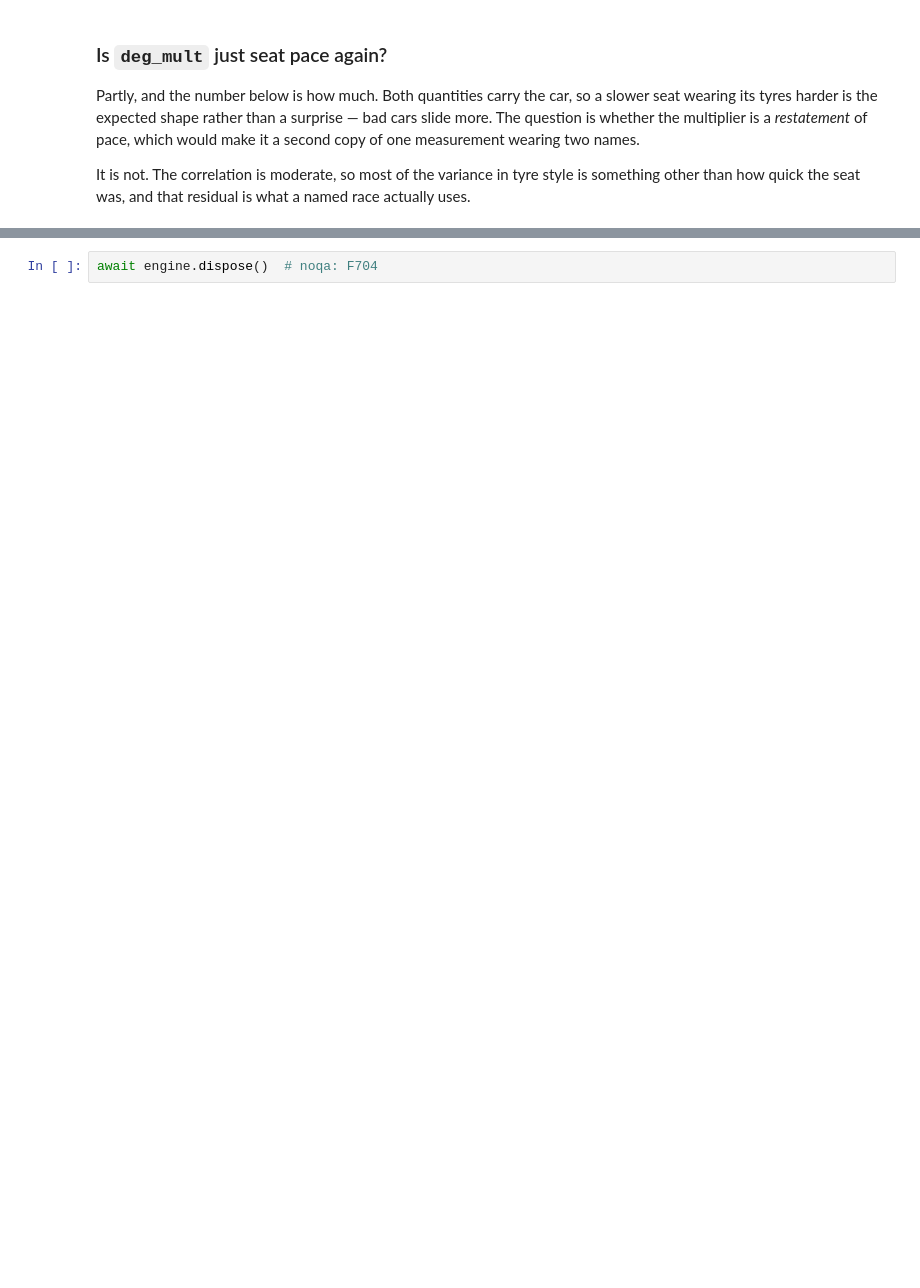
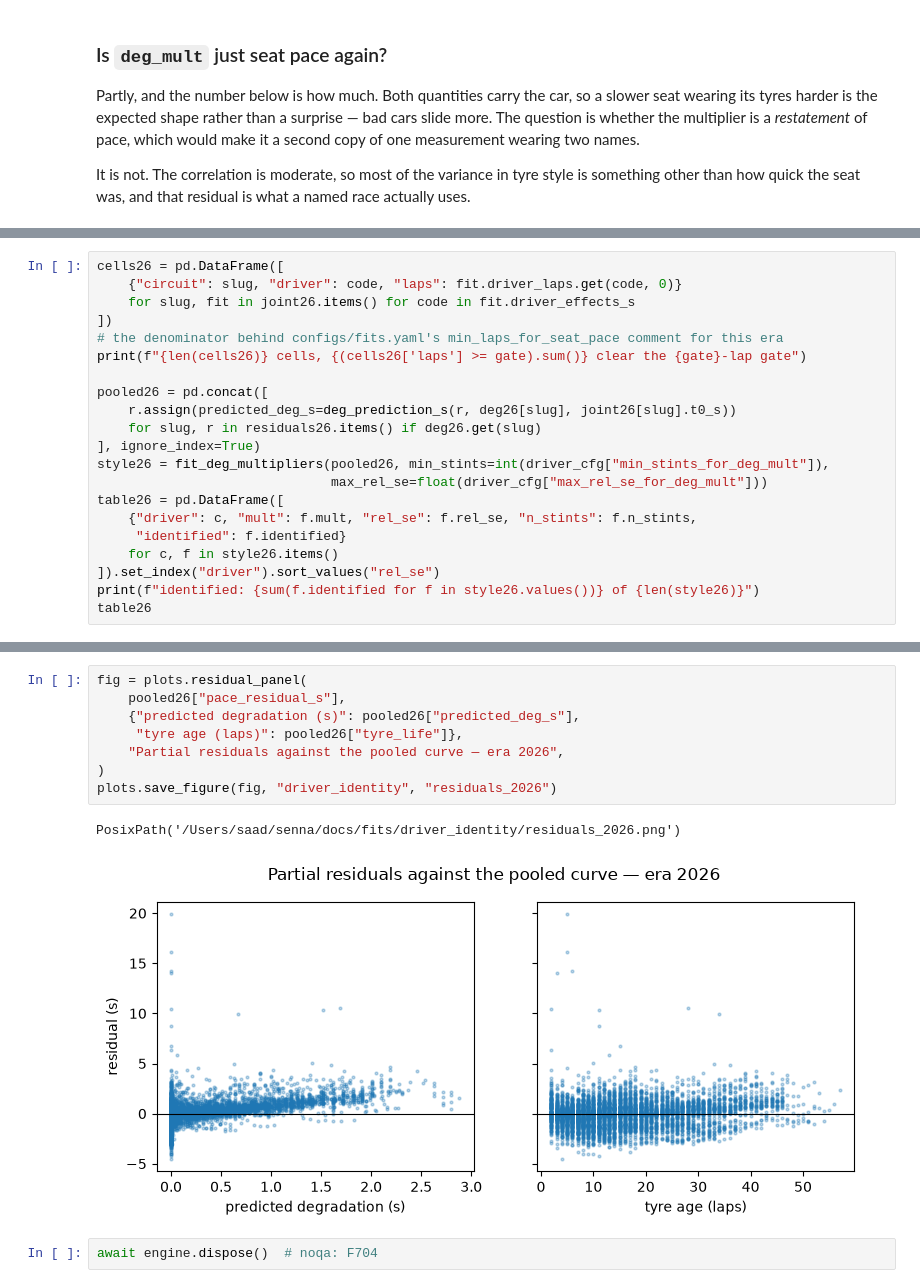
Before and after one commit to MdSaad09/SENNA, a Jupyter notebook: notebooks/fit_driver_identity.ipynb, the cells around one changed output, grey strips where cells are left out. Cells and saved outputs as stored; diff of their text form; blank space fills up the shorter version.

```diff
--- a/notebooks/fit_driver_identity.ipynb
+++ b/notebooks/fit_driver_identity.ipynb
@@ -332,0 +381,21 @@ sd(seat_pace_mean_s) = 0.534 s against a committed median sigma_driver_s of 0.58
+# %%
+cells26 = pd.DataFrame([
+    {"circuit": slug, "driver": code, "laps": fit.driver_laps.get(code, 0)}
+    for slug, fit in joint26.items() for code in fit.driver_effects_s
+])
+# the denominator behind configs/fits.yaml's min_laps_for_seat_pace comment for this era
+print(f"{len(cells26)} cells, {(cells26['laps'] >= gate).sum()} clear the {gate}-lap gate")
+
+pooled26 = pd.concat([
+    r.assign(predicted_deg_s=deg_prediction_s(r, deg26[slug], joint26[slug].t0_s))
+    for slug, r in residuals26.items() if deg26.get(slug)
+], ignore_index=True)
+style26 = fit_deg_multipliers(pooled26, min_stints=int(driver_cfg["min_stints_for_deg_mult"]),
+                              max_rel_se=float(driver_cfg["max_rel_se_for_deg_mult"]))
+table26 = pd.DataFrame([
+    {"driver": c, "mult": f.mult, "rel_se": f.rel_se, "n_stints": f.n_stints,
+     "identified": f.identified}
+    for c, f in style26.items()
+]).set_index("driver").sort_values("rel_se")
+print(f"identified: {sum(f.identified for f in style26.values())} of {len(style26)}")
+table26
@@ -333,2 +446,13 @@ sd(seat_pace_mean_s) = 0.534 s against a committed median sigma_driver_s of 0.58
+# %%
+fig = plots.residual_panel(
+    pooled26["pace_residual_s"],
+    {"predicted degradation (s)": pooled26["predicted_deg_s"],
+     "tyre age (laps)": pooled26["tyre_life"]},
+    "Partial residuals against the pooled curve — era 2026",
+)
+plots.save_figure(fig, "driver_identity", "residuals_2026")
+# %% [output]
+PosixPath('/Users/saad/senna/docs/fits/driver_identity/residuals_2026.png')
+[figure, added]
 # %%
 await engine.dispose()  # noqa: F704
```
Also changed, not shown: parts of 8 cells of this notebook, 21 other files.
